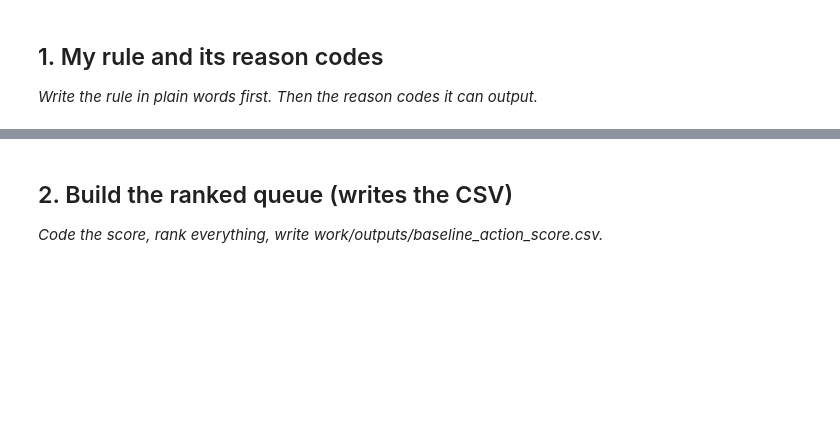
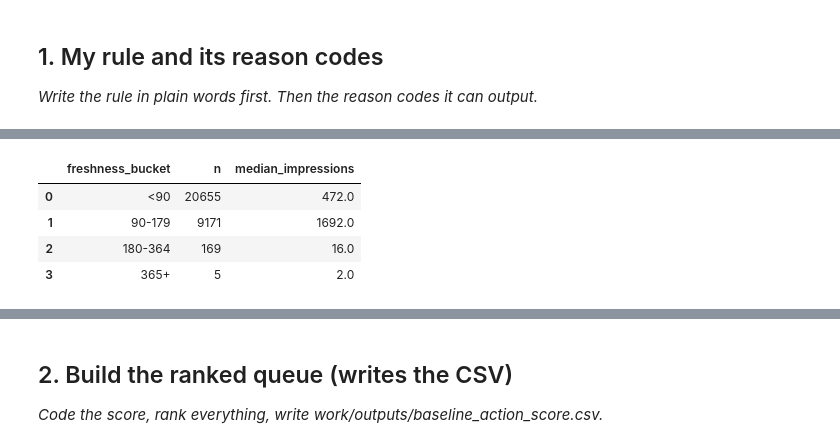
Before and after one commit to AqsaBatool256/flyrank-ml-internship-Aqsa-Batool-Saqib, a Jupyter notebook: work/notebooks/w04_baseline_score.ipynb, the cells around one changed output, grey strips where cells are left out. Drawn from its saved outputs; the diff is of its cells as text; code cells hidden in the pictures; blank space fills up the shorter version.

```diff
--- a/work/notebooks/w04_baseline_score.ipynb
+++ b/work/notebooks/w04_baseline_score.ipynb
@@ -15,0 +22,78 @@ This skeleton is yours to fill. Work the sections **in order** — each one has
+# %%
+# TWO SIGNAL CHECKS
+
+# Signal 1: freshness
+df["freshness_bucket"] = pd.cut(
+    df["days_since_last_update"],
+    bins=[-np.inf, 89, 179, 364, np.inf],
+    labels=["<90", "90-179", "180-364", "365+"]
+)
+
+freshness_table = (
+    df.groupby("freshness_bucket", observed=False)
+      .agg(
+          n=("content_id", "size"),
+          median_impressions=("impressions_90d", "median")
+      )
+      .reset_index()
+)
+
+print("SIGNAL 1 — FRESHNESS")
+display(freshness_table)
+
+
+# Signal 2: volume / visibility
+df["volume_bucket"] = pd.cut(
+    df["impressions_90d"],
+    bins=[-np.inf, 499, 2999, 9999, np.inf],
+    labels=["<500", "500-2999", "3000-9999", "10000+"]
+)
+
+volume_table = (
+    df.groupby("volume_bucket", observed=False)
+      .agg(
+          n=("content_id", "size"),
+          median_days_since_update=("days_since_last_update", "median")
+      )
+      .reset_index()
+)
+
+print("SIGNAL 2 — VISIBILITY / VOLUME")
+display(volume_table)
+
+
+# Simple verdicts
+old_pages = df.loc[
+    df["days_since_last_update"] >= 180,
+    "impressions_90d"
+].median()
+
+recent_pages = df.loc[
+    df["days_since_last_update"] < 180,
+    "impressions_90d"
+].median()
+
+high_volume = df.loc[
+    df["impressions_90d"] >= 500,
+    "days_since_last_update"
+].median()
+
+low_volume = df.loc[
+    df["impressions_90d"] < 500,
+    "days_since_last_update"
+].median()
+
+freshness_verdict = (
+    "CONFIRMED" if old_pages > recent_pages
+    else "OPPOSITE" if old_pages < recent_pages
+    else "MIXED"
+)
+
+volume_verdict = (
+    "CONFIRMED" if high_volume >= low_volume
+    else "OPPOSITE"
+)
+
+print("Freshness verdict:", freshness_verdict)
+print("Visibility verdict:", volume_verdict)
+# %% [output]
@@ -15,0 +101,5 @@ This skeleton is yours to fill. Work the sections **in order** — each one has
+|  | freshness_bucket | n | median_impressions |
+| 0 | <90 | 20655 | 472.0 |
+| 1 | 90-179 | 9171 | 1692.0 |
+| 2 | 180-364 | 169 | 16.0 |
+| 3 | 365+ | 5 | 2.0 |
```
Also changed, not shown: parts of 9 cells of this notebook.
